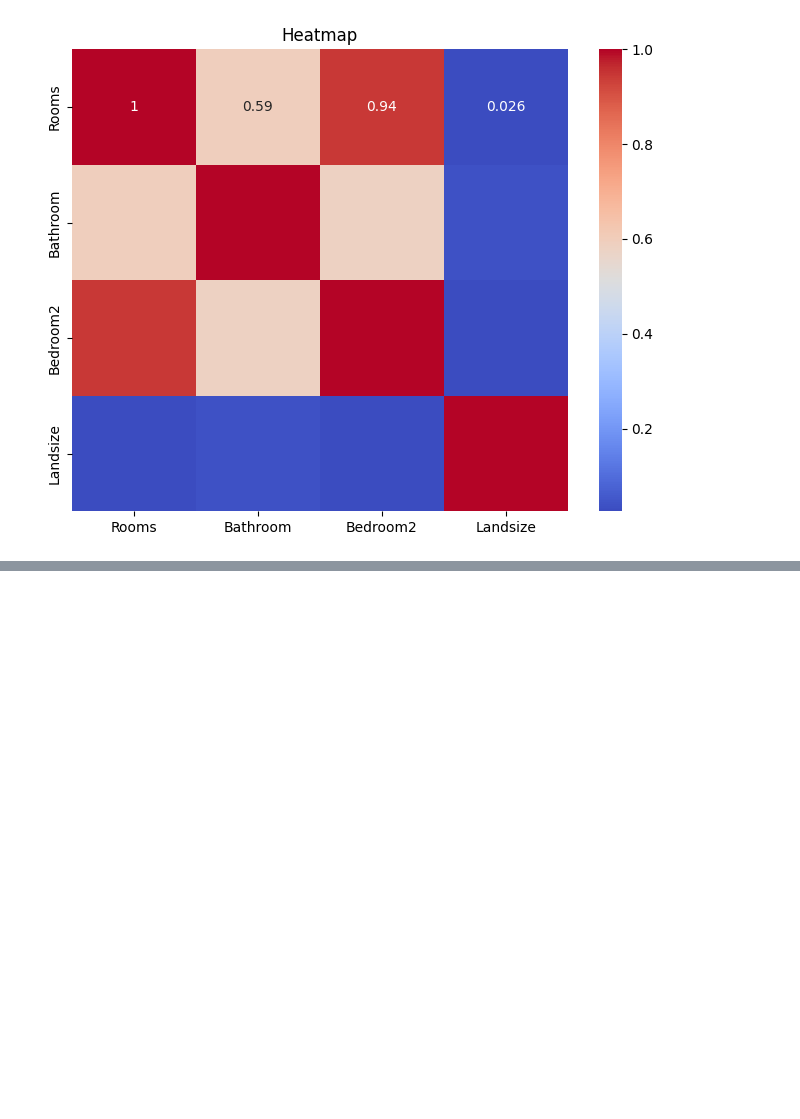
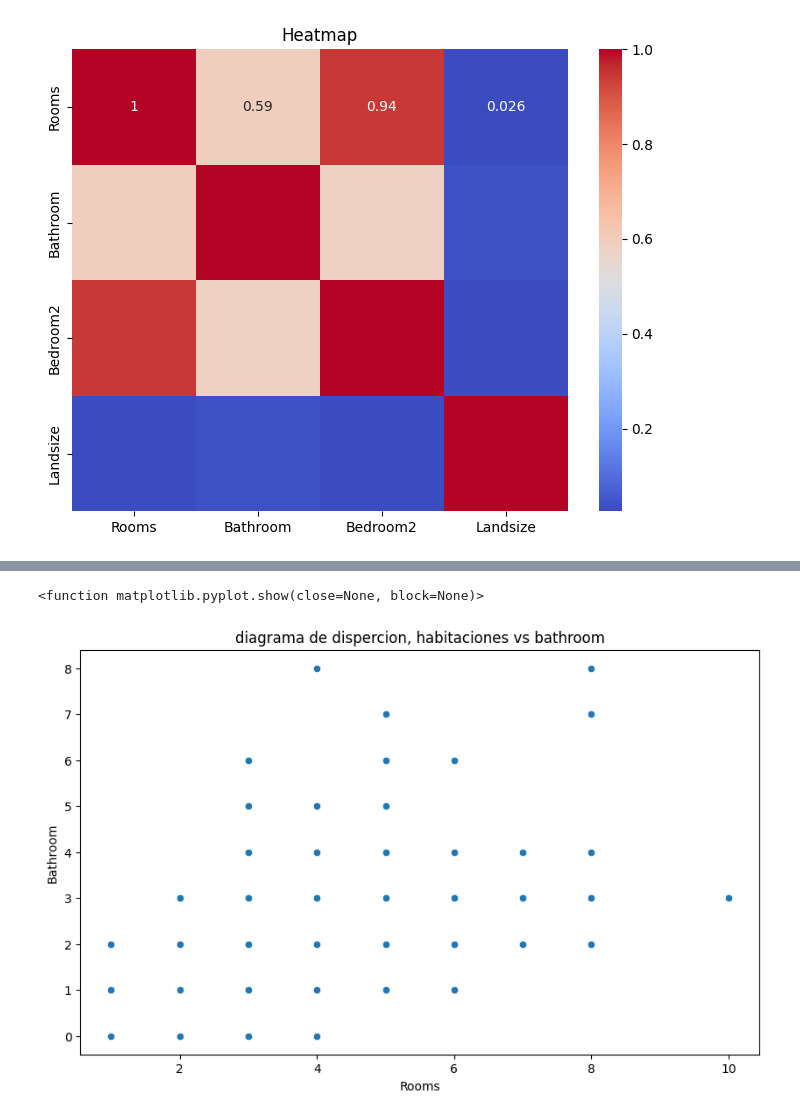
Before and after one commit to yack97/diagramas-an-lisis-de-datos, a Jupyter notebook: pandas.ipynb, the cells around one changed output, grey strips where cells are left out. Cells and saved outputs as stored; diff of their text form; code cells hidden in the pictures; blank space fills up the shorter version.

```diff
--- a/pandas.ipynb
+++ b/pandas.ipynb
@@ -168,0 +177,8 @@ plt.show
+# %%
+plt.figure(figsize=(10,6))
+sns.scatterplot(x=data["Rooms"], y=data["Bathroom"])
+plt.title("diagrama de dispercion, habitaciones vs bathroom")
+plt.show
+# %% [output]
+<function matplotlib.pyplot.show(close=None, block=None)>
+[figure, added]
```
Also changed, not shown: parts of 1 cell of this notebook, 2 other files.
